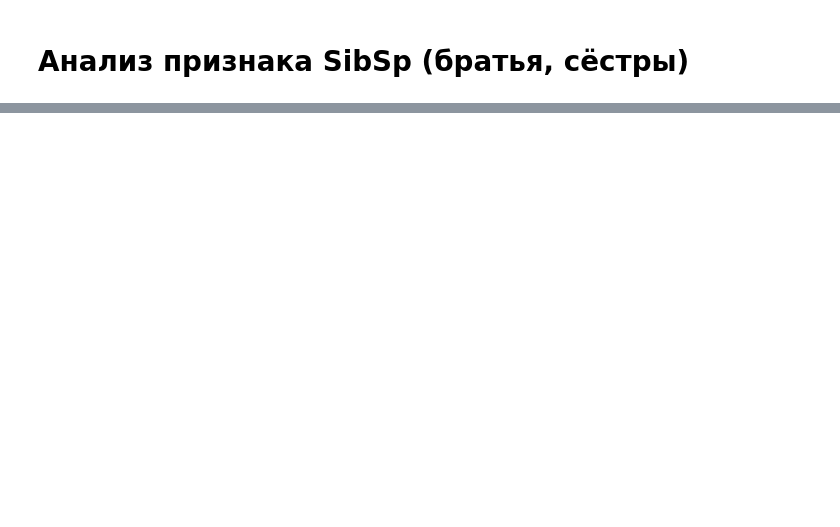
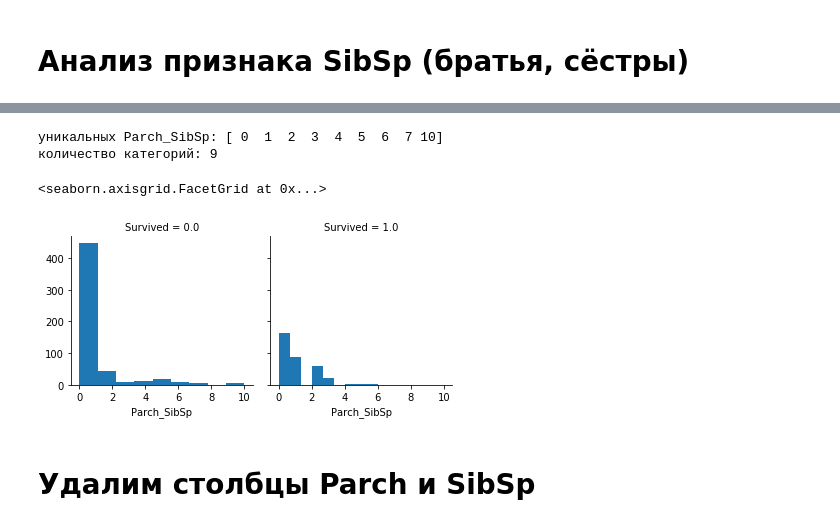
Before and after one commit to DmKuzin/kaggle_titanic, a Jupyter notebook: Titanic2.ipynb, the cells around one changed output, grey strips where cells are left out. Cells and saved outputs as stored; diff of their text form; code cells hidden in the pictures; blank space fills up the shorter version.

```diff
--- a/Titanic2.ipynb
+++ b/Titanic2.ipynb
@@ -358,0 +374,2 @@ g.map(plt.hist, 'Parch', bins=len(uniq_of_parch)+1)
+# %%
+all_data['Parch_SibSp'] = all_data['Parch'] + all_data['SibSp']
@@ -358,0 +385,15 @@ g.map(plt.hist, 'Parch', bins=len(uniq_of_parch)+1)
+# %%
+uniq_of_pasib = np.unique(all_data['Parch_SibSp'])
+print('уникальных Parch_SibSp:', uniq_of_pasib)
+print('количество категорий:', len(uniq_of_pasib))
+# %% [output]
+уникальных Parch_SibSp: [ 0  1  2  3  4  5  6  7 10]
+количество категорий: 9
+# %%
+g = sns.FacetGrid(data=all_data, col='Survived')
+g.map(plt.hist, 'Parch_SibSp', bins=len(uniq_of_pasib))
+# %% [output]
+<seaborn.axisgrid.FacetGrid at 0x...>
+[figure, added]
+# %% [markdown]
+# Удалим столбцы Parch и SibSp
```
Also changed, not shown: parts of 18 cells of this notebook.
